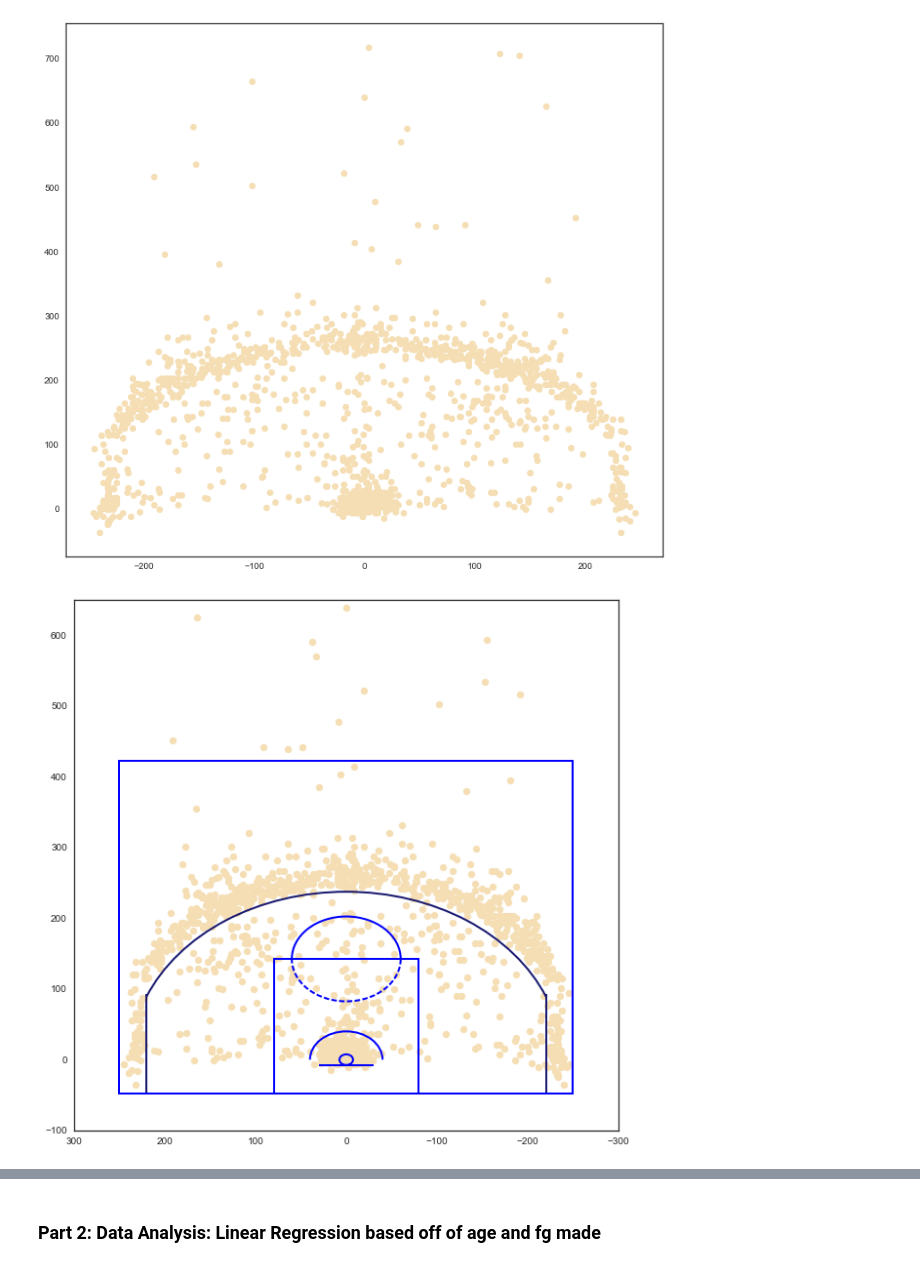
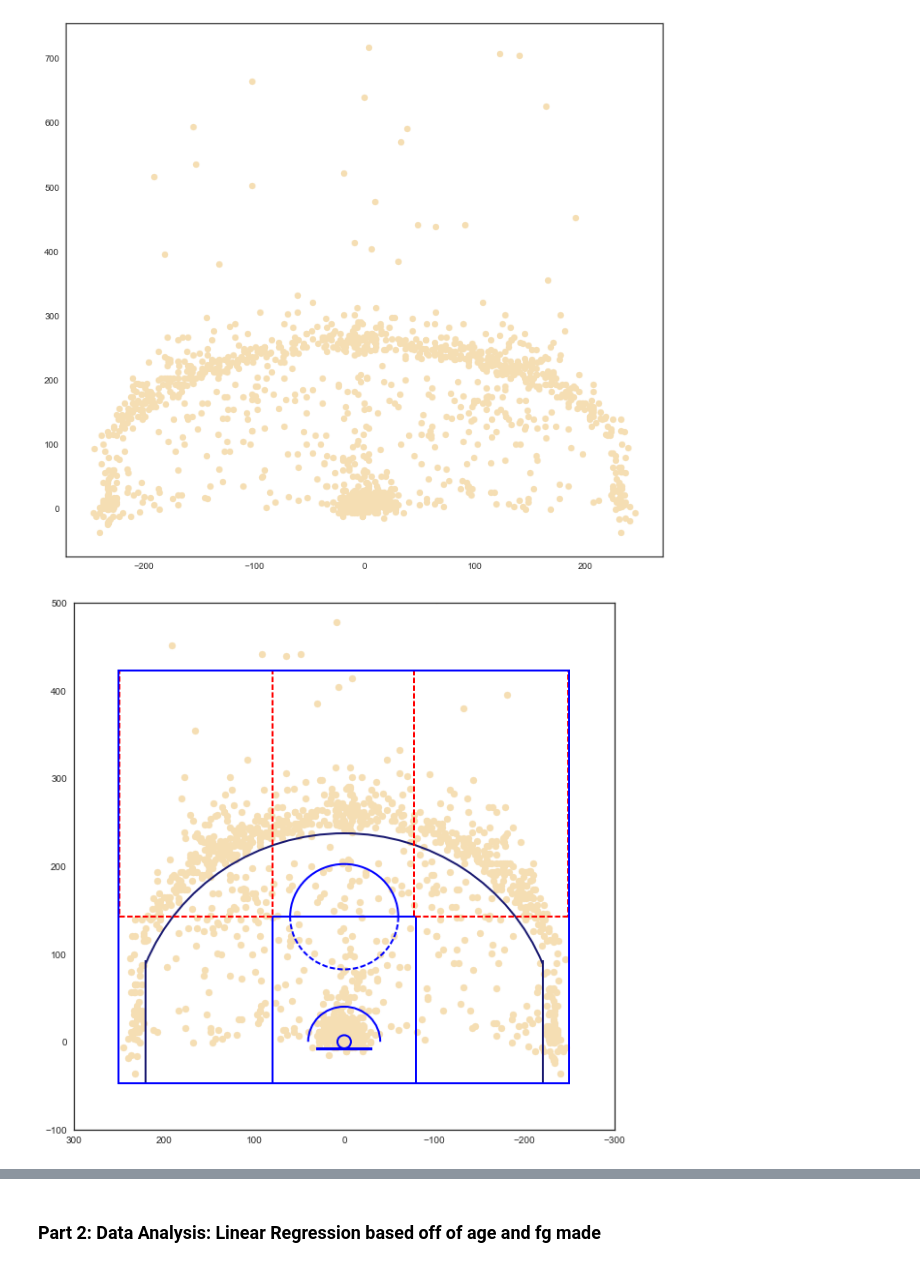
Before and after one commit to TomDonoghue/Pr_065, a Jupyter notebook: FInalProject.ipynb, the cells around one changed output, grey strips where cells are left out. Cells and saved outputs as stored; diff of their text form; code cells hidden in the pictures.

Commit message:
Wings

```diff
--- a/FInalProject.ipynb
+++ b/FInalProject.ipynb
@@ -95,9 +95,13 @@ def draw_court(ax=None, color='#191970', lw=2, outer_lines=False):
     center_outer_arc = Arc((0, 422.5), 120, 120, theta1=180, theta2=0, linewidth=lw, color=color)
     center_inner_arc = Arc((0, 422.5), 40, 40, theta1=180, theta2=0, linewidth=lw, color=color)
 
+    # Wings
+    wing_one = Rectangle((249, 142.5), -170, 280, linewidth=lw, color='red', fill=False, linestyle='dashed')
+    wing_two = Rectangle((-248, 142.5), 170, 280, linewidth=lw, color='red', fill=False, linestyle='dashed')
+
     # List of the court elements to be plotted onto the axes
     court_elements = [hoop, backboard, top_free_throw, bottom_free_throw,corner_three_a,
-                      restricted,corner_three_b, three_arc, outer_box]
+                      restricted,corner_three_b, three_arc, outer_box, wing_one, wing_two]
 
     if outer_lines:
         # Draw the half court line, baseline and side out bound lines
@@ -113,13 +117,13 @@ def draw_court(ax=None, color='#191970', lw=2, outer_lines=False):
 # %%
 plt.figure(figsize=(10,10))
 plt.scatter(df_shots.LOC_X, df_shots.LOC_Y, color='wheat')
 draw_court(outer_lines=True)
 # Descending values along the axis from left to right
 plt.xlim(300,-300)
-plt.ylim(-100, 650)
+plt.ylim(-100, 500)
 plt.show()
 # %% [output]
-[figure, old version]
+[figure, new version]
 # %%
 df_shots.drop(['GRID_TYPE','GAME_ID','GAME_EVENT_ID','PLAYER_ID','PLAYER_NAME','TEAM_ID','TEAM_NAME','PERIOD','MINUTES_REMAINING','SECONDS_REMAINING','SHOT_ZONE_AREA','SHOT_DISTANCE','GAME_DATE','HTM','VTM','ACTION_TYPE','SHOT_TYPE','SHOT_ZONE_RANGE','SHOT_ZONE_BASIC'], axis=1, inplace=True)
 
```
Also changed, not shown: parts of 3 cells of this notebook.
